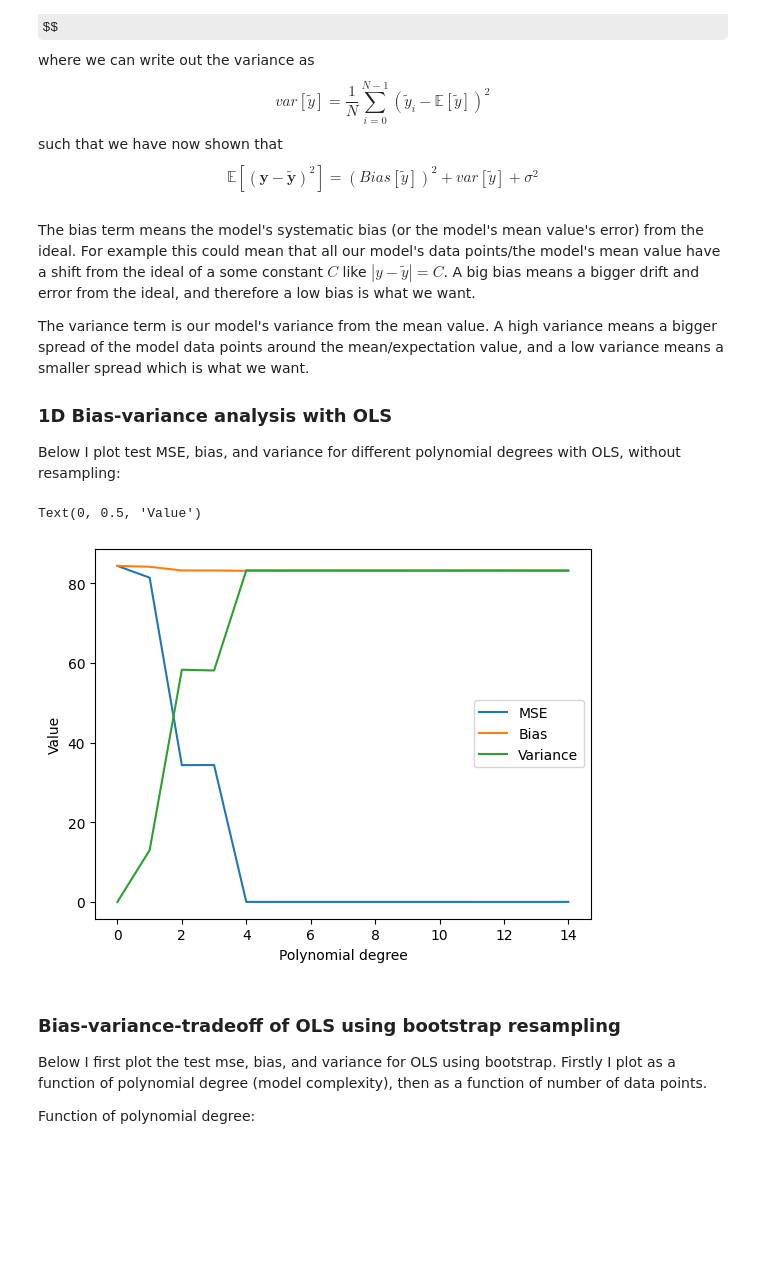
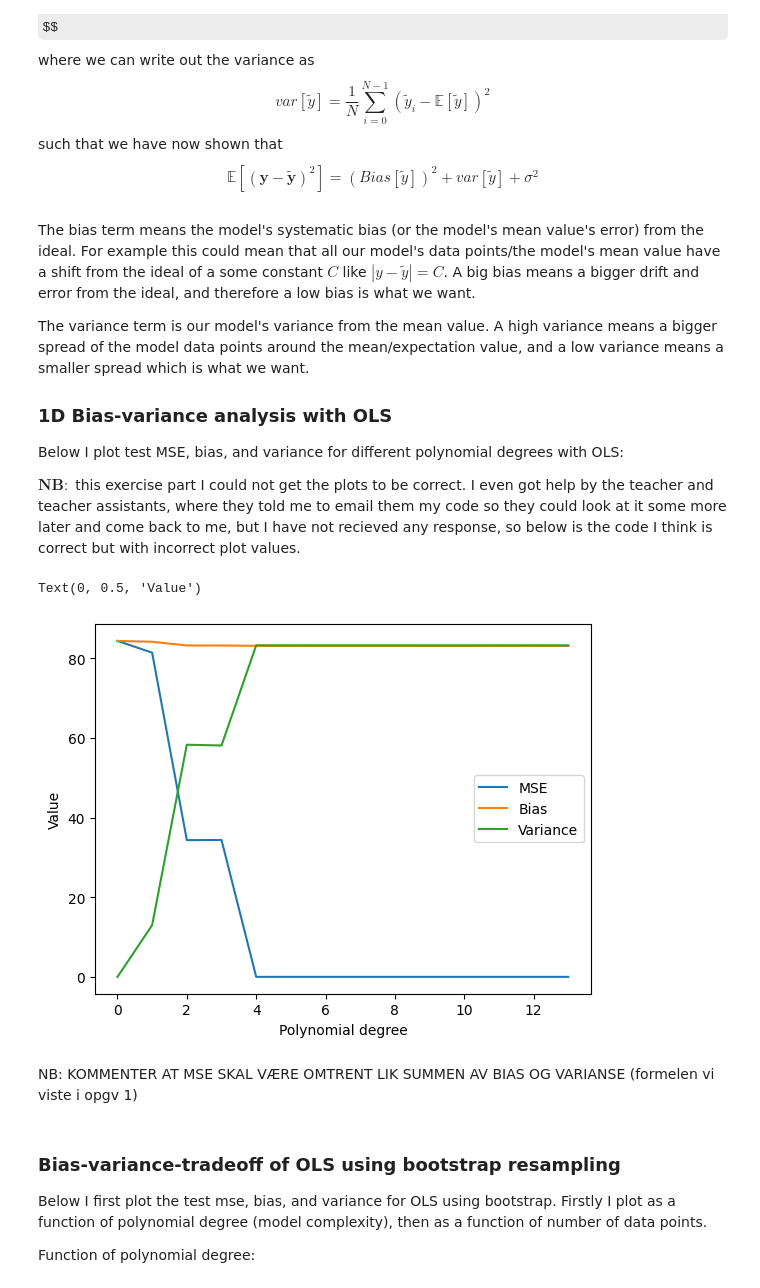
Before and after one commit to LassePladsen/FYS-STK3155-4155, a Jupyter notebook: Weekly exercises/38/Week 38 Lasse Pladsen.ipynb, the cells around one changed output. Drawn from its saved outputs; the diff is of its cells as text; code cells hidden in the pictures; some formulas as TeX source; blank space fills up the shorter version.

```diff
--- a/Weekly exercises/38/Week 38 Lasse Pladsen.ipynb
+++ b/Weekly exercises/38/Week 38 Lasse Pladsen.ipynb
@@ -42,7 +42,9 @@ The bias term means the model's systematic bias (or the model's mean value's err
 The variance term is our model's variance from the mean value. A high variance means a bigger spread of the model data points around the mean/expectation value, and a low variance means a smaller spread which is what we want.
 
 ### 1D Bias-variance analysis with OLS
-Below I plot test MSE, bias, and variance for different polynomial degrees with OLS, without resampling:
+Below I plot test MSE, bias, and variance for different polynomial degrees with OLS:
+
+$\mathbf{NB:}$ this exercise part I could not get the plots to be correct. I even got help by the teacher and teacher assistants, where they told me to email them my code so they could look at it some more later and come back to me, but I have not recieved any response, so below is the code I think is correct but with incorrect plot values.
 # %%
 import numpy as np
 import matplotlib.pyplot as plt
@@ -54,15 +56,7 @@ from sklearn.pipeline import make_pipeline
 
 # PARAMETERS
 n = 1000  # no. data points
-maxdegree = 15  # no. of polynomial degrees
-
-
-def bias(ideal, actual):
-    return np.mean((ideal - np.mean(actual))**2)
-
-def variance(array):
-    return np.var(array)
-
+maxdegree = 14  # no. of polynomial degrees
 
 # Create data set
 np.random.seed(2023)
@@ -70,37 +64,39 @@ x = np.linspace(-3, 3, n).reshape(-1, 1)
 # y = np.exp(-x**2) + 1.5 * np.exp(-(x-2)**2)+ np.random.normal(0, 0.1, x.shape)
 y = x**4 - 5*x**2 + 2*x +  np.random.normal(0, 0.1, x.shape)
 
 # Create arrays
 degrees = np.arange(0, maxdegree, 1)
 mse_arr = np.zeros(maxdegree)
 bias_arr = np.zeros_like(mse_arr)
 variance_arr = np.zeros_like(mse_arr)
 
 # Split data
 x_train, x_test, y_train, y_test = train_test_split(x, y, test_size=0.2)
 
 for degree in degrees:
     # Create model
     model = make_pipeline(PolynomialFeatures(degree=degree), LinearRegression(fit_intercept=False))
 
     # Create prediction
     y_predict = model.fit(x_train, y_train).predict(x_test)
 
     # Calculate values
-    mse_arr[degree] = mean_squared_error(y_test, y_predict)
-    bias_arr[degree] = bias(y_test, y_predict)
-    variance_arr[degree] = variance(y_predict)
+    mse_arr[degree] = np.mean((y_test - y_predict)**2)
+    bias_arr[degree] = np.mean((y_test - np.mean(y_predict))**2)
+    variance_arr[degree] = np.var(y_predict)
 
 # Plotting
 plt.plot(degrees, mse_arr, label="MSE")
 plt.plot(degrees, bias_arr, label="Bias")
 plt.plot(degrees, variance_arr, label="Variance")
 plt.legend()
 plt.xlabel("Polynomial degree")
 plt.ylabel("Value")
 # %% [output]
 Text(0, 0.5, 'Value')
-[figure, old version]
+[figure, new version]
+# %% [markdown]
+NB: KOMMENTER AT MSE SKAL VÆRE OMTRENT LIK SUMMEN AV BIAS OG VARIANSE (formelen vi viste i opgv 1)
 # %% [markdown]
 ### Bias-variance-tradeoff of OLS using bootstrap resampling
 Below I first plot the test mse, bias, and variance for OLS using bootstrap. Firstly I plot as a function of polynomial degree (model complexity), then as a function of number of data points.
```
